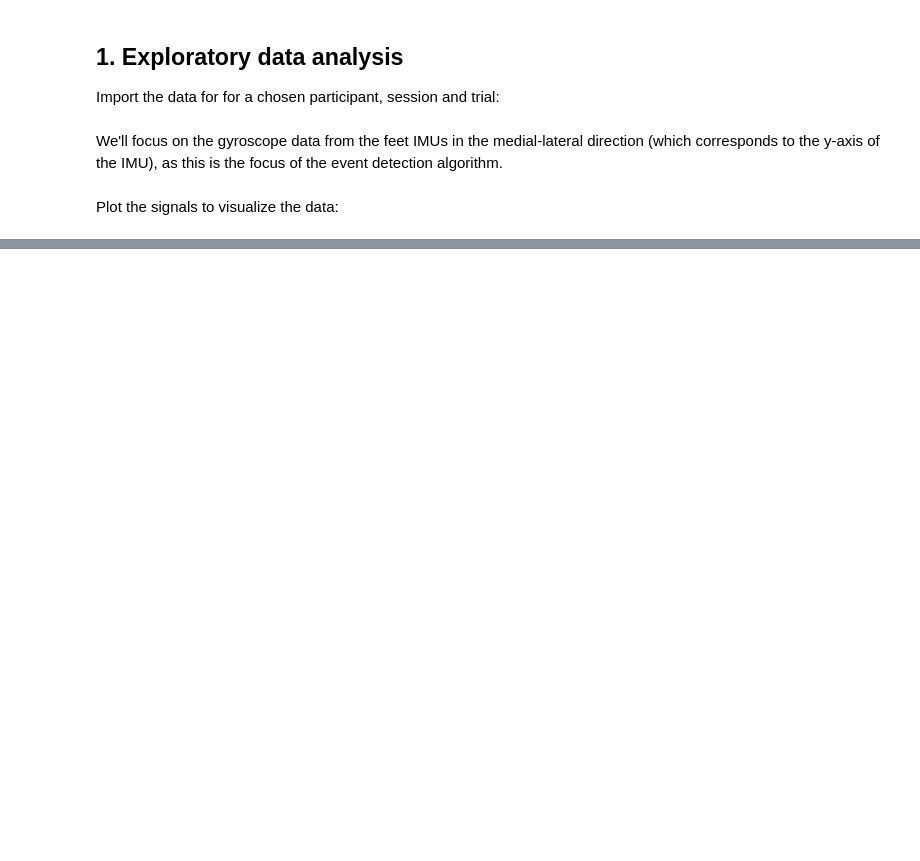
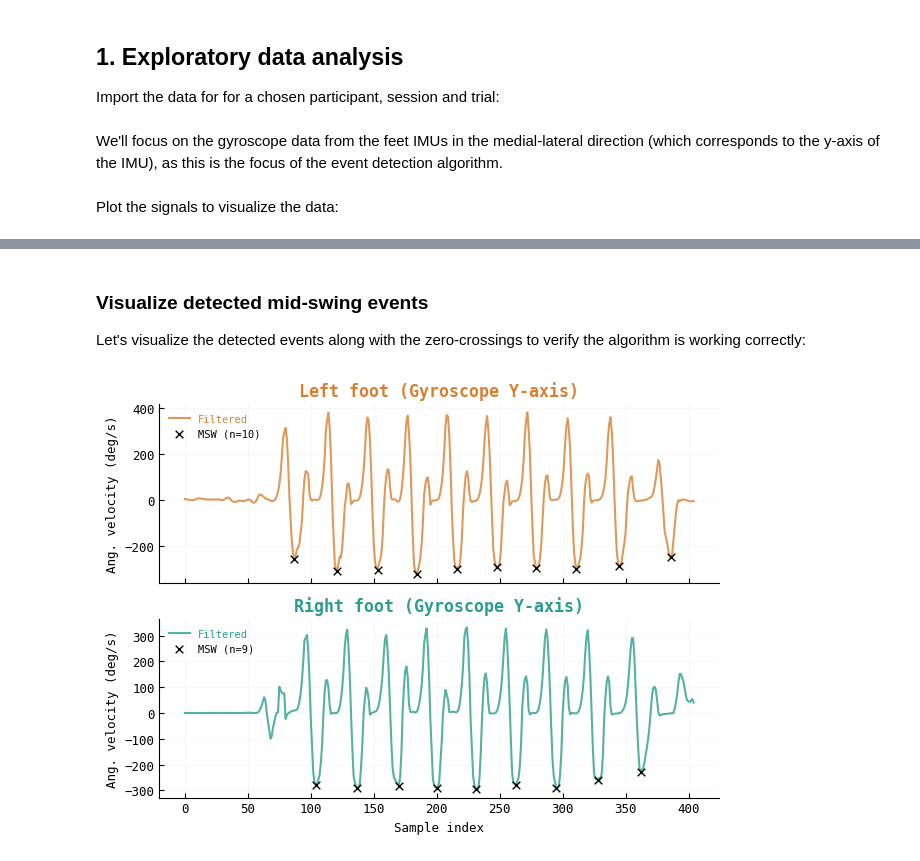
Before and after one commit to ThomasAston/movetru, a Jupyter notebook: workbooks/demo.ipynb, the cells around one changed output, grey strips where cells are left out. Saved outputs shown, nothing was run; the diff lists cells and outputs as text; code cells hidden in the pictures; blank space fills up the shorter version.

```diff
--- a/workbooks/demo.ipynb
+++ b/workbooks/demo.ipynb
@@ -1202,0 +220,29 @@ Date: 3 October 2025
+# %% [markdown]
+### Visualize detected mid-swing events
+
+Let's visualize the detected events along with the zero-crossings to verify the algorithm is working correctly:
+# %%
+# Plot original signal with detected mid-swing events and zero-crossings
+fig, ax = plt.subplots(2, 1, sharex=True)
+
+# Left foot
+ax[0].plot(left_smoothed, label=f"Filtered", color=colours[0], linewidth=1.5, alpha=0.8)
+ax[0].scatter(msw_left, left_smoothed[msw_left], color='black', s=30, zorder=5,
+             label=f'MSW (n={len(msw_left)})', marker='x', linewidths=1)
+ax[0].set_title("Left foot (Gyroscope Y-axis)", fontweight='bold')
+ax[0].set_ylabel("Ang. velocity (deg/s)")
+ax[0].legend(loc='upper left',fontsize='small')
+
+# Right foot
+ax[1].plot(right_smoothed, label=f"Filtered", color=colours[1], linewidth=1.5, alpha=0.8)
+ax[1].scatter(msw_right, right_smoothed[msw_right], color='black', s=30, zorder=5,
+             label=f'MSW (n={len(msw_right)})', marker='x', linewidths=1)
+ax[1].set_title("Right foot (Gyroscope Y-axis)", color=colours[1], fontweight='bold')
+ax[1].set_xlabel("Sample index")
+ax[1].set_ylabel("Ang. velocity (deg/s)")
+ax[1].legend(loc='upper left',fontsize='small')
+
+plt.tight_layout()
+plt.show()
+# %% [output]
+[figure, added]
```
Also changed, not shown: parts of 46 cells of this notebook, 6 other files.
